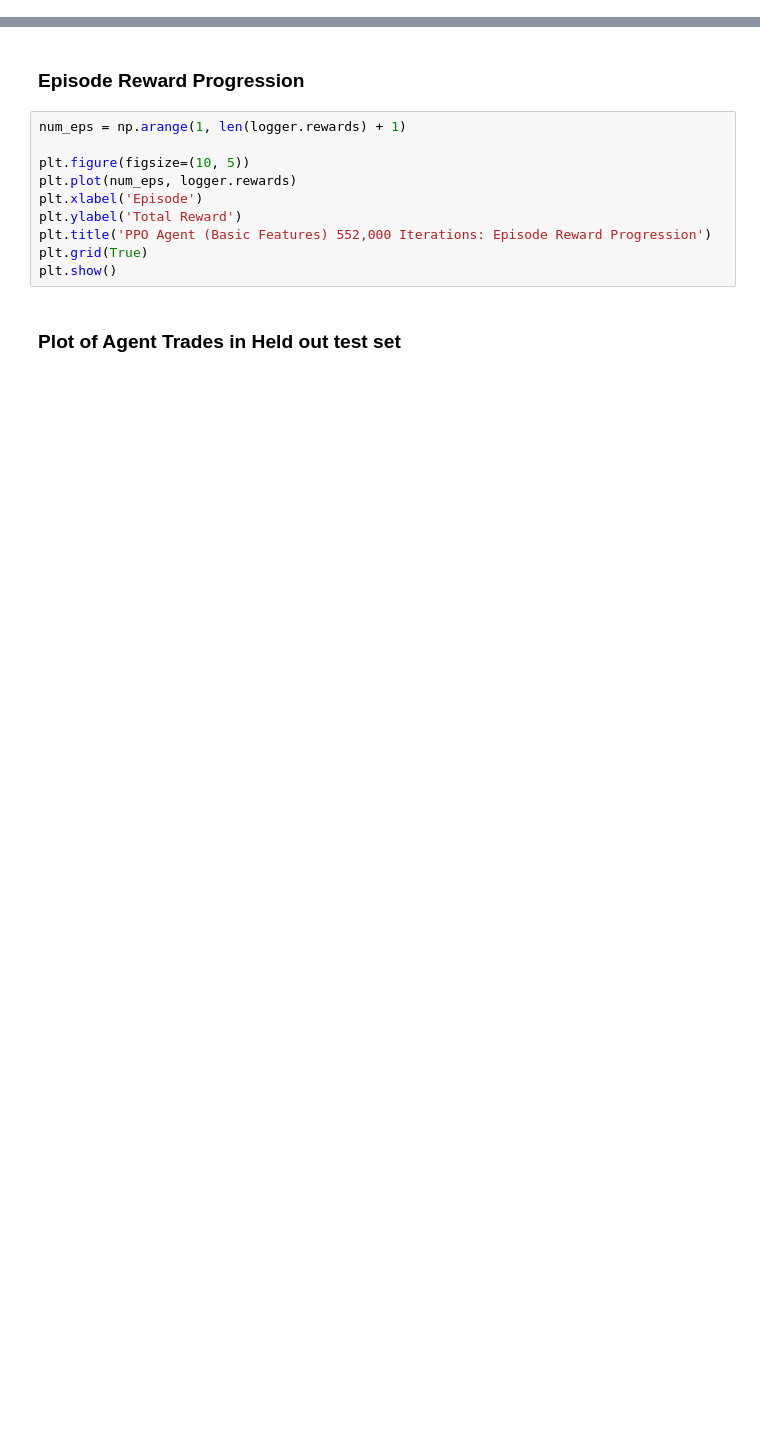
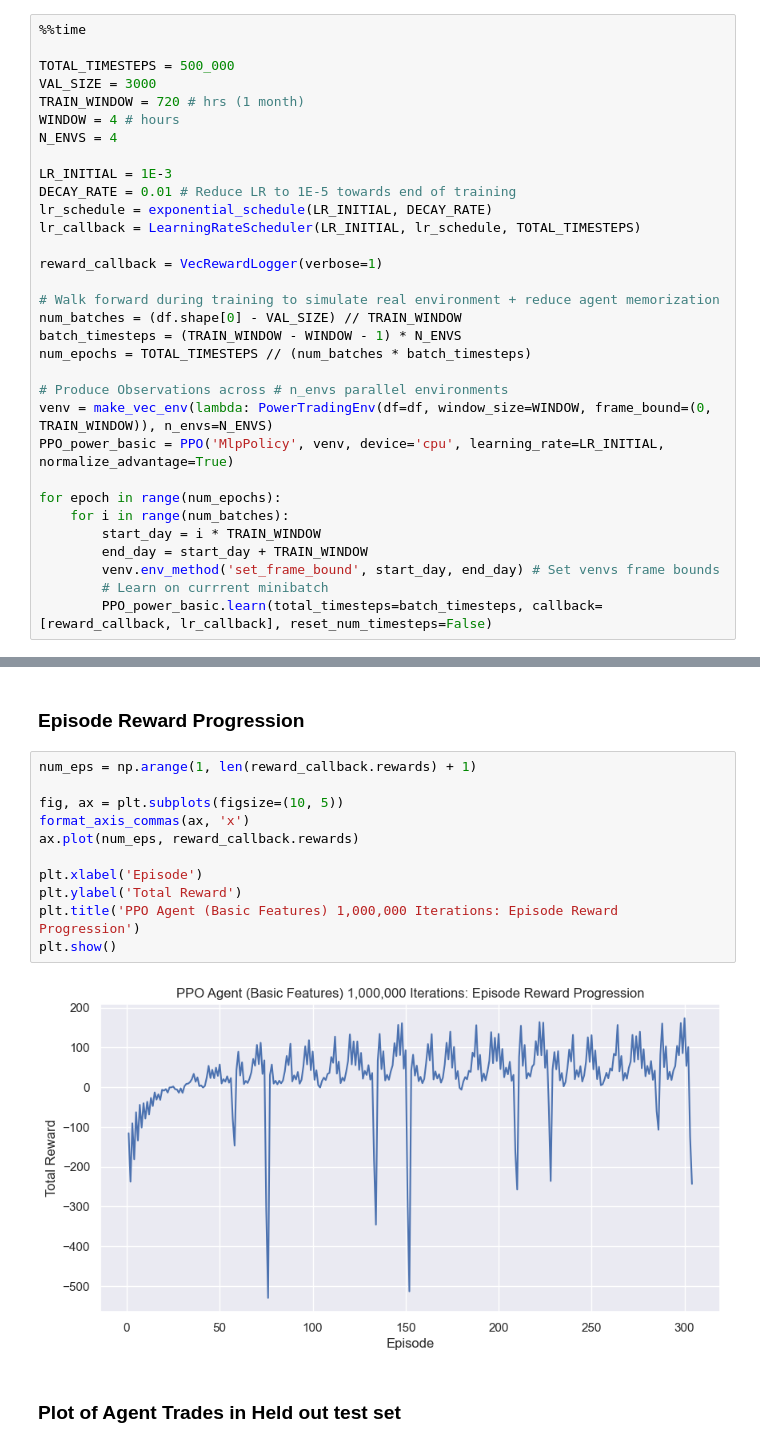
Before and after one commit to andrewrade/3001-RL-Grid-Battery-Management-Agent, a Jupyter notebook: power_trading_agents.ipynb, the cells around one changed output, grey strips where cells are left out. Drawn from its saved outputs; the diff is of its cells as text; blank space fills up the shorter version.

Commit message:
PPO agent with basic features

```diff
--- a/power_trading_agents.ipynb
+++ b/power_trading_agents.ipynb
@@ -125,0 +136,32 @@ TypeError: cannot unpack non-iterable int object
+# %%
+%%time
+
+TOTAL_TIMESTEPS = 500_000
+VAL_SIZE = 3000
+TRAIN_WINDOW = 720 # hrs (1 month)
+WINDOW = 4 # hours
+N_ENVS = 4
+
+LR_INITIAL = 1E-3
+DECAY_RATE = 0.01 # Reduce LR to 1E-5 towards end of training
+lr_schedule = exponential_schedule(LR_INITIAL, DECAY_RATE)
+lr_callback = LearningRateScheduler(LR_INITIAL, lr_schedule, TOTAL_TIMESTEPS)
+
+reward_callback = VecRewardLogger(verbose=1)
+
+# Walk forward during training to simulate real environment + reduce agent memorization
+num_batches = (df.shape[0] - VAL_SIZE) // TRAIN_WINDOW
+batch_timesteps = (TRAIN_WINDOW - WINDOW - 1) * N_ENVS
+num_epochs = TOTAL_TIMESTEPS // (num_batches * batch_timesteps)
+
+# Produce Observations across # n_envs parallel environments
+venv = make_vec_env(lambda: PowerTradingEnv(df=df, window_size=WINDOW, frame_bound=(0, TRAIN_WINDOW)), n_envs=N_ENVS)
+PPO_power_basic = PPO('MlpPolicy', venv, device='cpu', learning_rate=LR_INITIAL, normalize_advantage=True)
+
+for epoch in range(num_epochs):
+    for i in range(num_batches):
+        start_day = i * TRAIN_WINDOW
+        end_day = start_day + TRAIN_WINDOW
+        venv.env_method('set_frame_bound', start_day, end_day) # Set venvs frame bounds
+        # Learn on currrent minibatch
+        PPO_power_basic.learn(total_timesteps=batch_timesteps, callback=[reward_callback, lr_callback], reset_num_timesteps=False)
@@ -126,15 +186,18 @@ TypeError: cannot unpack non-iterable int object
 # %% [markdown]
 ### Episode Reward Progression
 # %%
-num_eps = np.arange(1, len(logger.rewards) + 1)
+num_eps = np.arange(1, len(reward_callback.rewards) + 1)
 
-plt.figure(figsize=(10, 5))
-plt.plot(num_eps, logger.rewards)
+fig, ax = plt.subplots(figsize=(10, 5))
+format_axis_commas(ax, 'x')
+ax.plot(num_eps, reward_callback.rewards)
+
 plt.xlabel('Episode')
 plt.ylabel('Total Reward')
-plt.title('PPO Agent (Basic Features) 552,000 Iterations: Episode Reward Progression')
-plt.grid(True)
+plt.title('PPO Agent (Basic Features) 1,000,000 Iterations: Episode Reward Progression')
 plt.show()
+# %% [output]
+[figure, added]
 # %% [markdown]
 ### Plot of Agent Trades in Held out test set
 # %%
```
Also changed, not shown: parts of 14 cells of this notebook, 2 other files.
